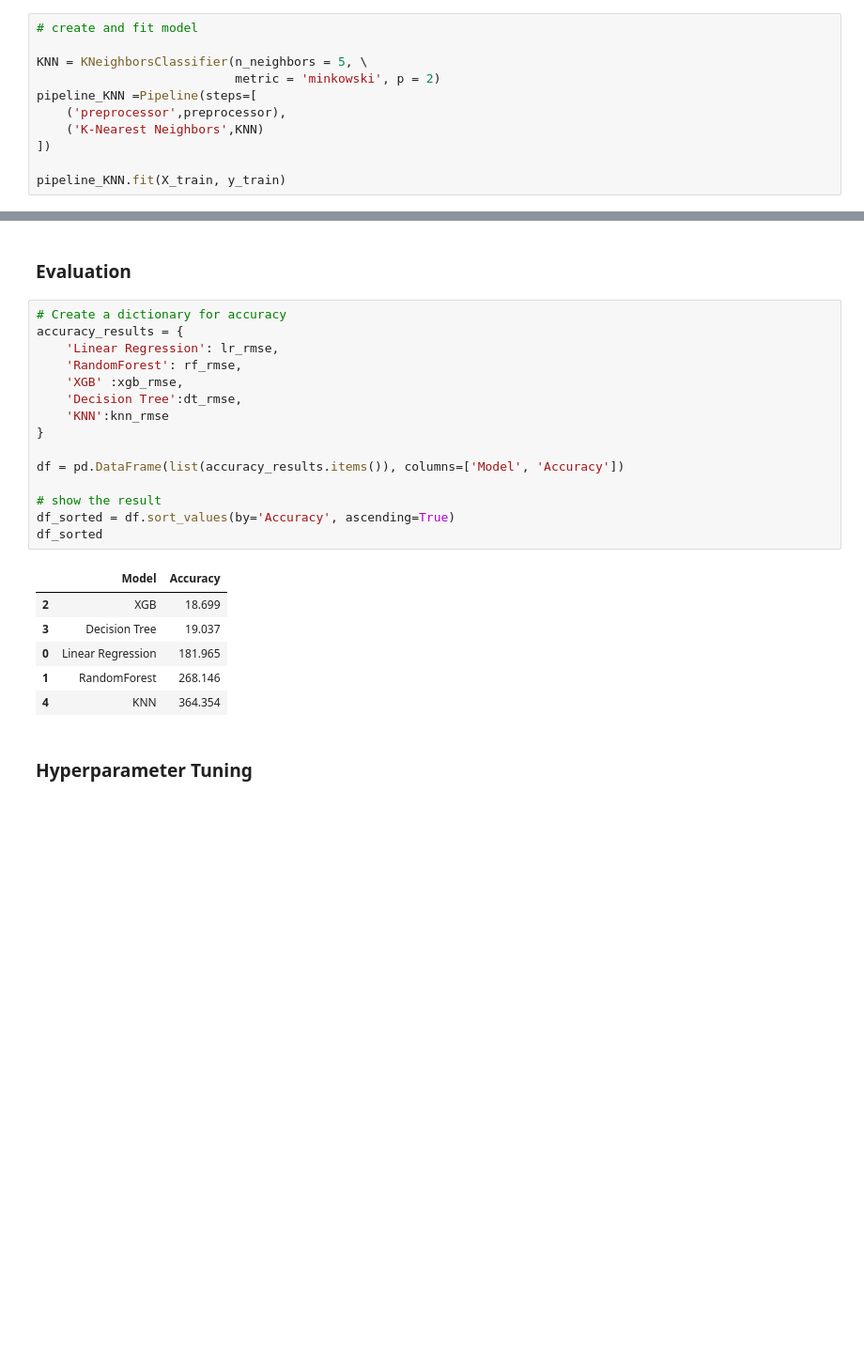
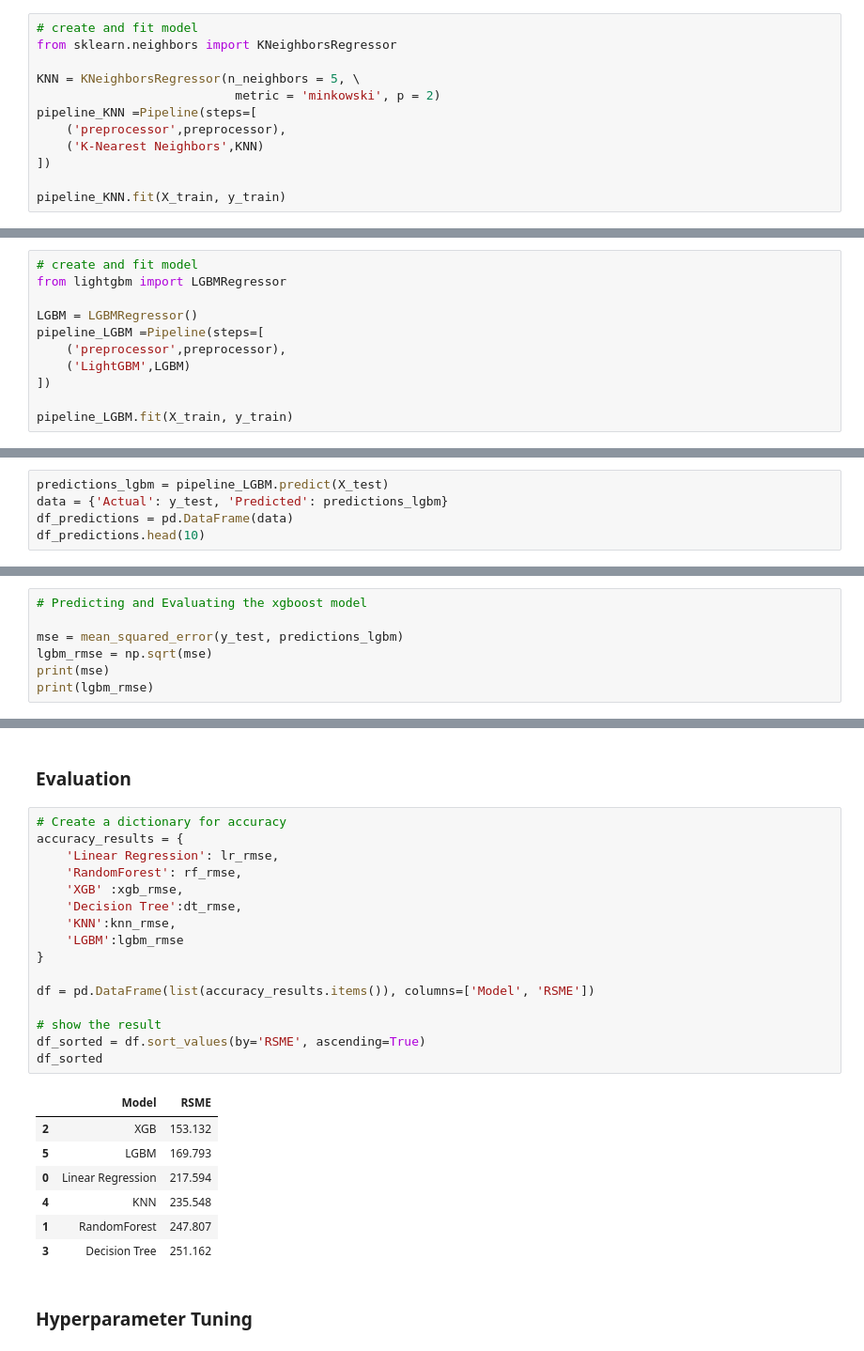
Before and after one commit to Azie88/Estimated-Time-of-Arrival-ETA-Prediction, a Jupyter notebook: Dev/Project_notebook.ipynb, the cells around one changed output, grey strips where cells are left out. Shown at 94% size. Drawn from its saved outputs; the diff is of its cells as text; blank space fills up the shorter version.

```diff
--- a/Project_notebook.ipynb
+++ b/Dev/Project_notebook.ipynb
@@ -985,8 +781,9 @@ Standard deviation: 11.896409005055162
 #### KNN
 # %%
 # create and fit model
+from sklearn.neighbors import KNeighborsRegressor
 
-KNN = KNeighborsClassifier(n_neighbors = 5, \
+KNN = KNeighborsRegressor(n_neighbors = 5, \
                            metric = 'minkowski', p = 2)
 pipeline_KNN =Pipeline(steps=[
     ('preprocessor',preprocessor),
@@ -1264,0 +1079,11 @@ Standard deviation: 3.579004487742721
+# %%
+# create and fit model
+from lightgbm import LGBMRegressor
+
+LGBM = LGBMRegressor()
+pipeline_LGBM =Pipeline(steps=[
+    ('preprocessor',preprocessor),
+    ('LightGBM',LGBM)
+])
+
+pipeline_LGBM.fit(X_train, y_train)
@@ -1264,0 +1112,5 @@ Standard deviation: 3.579004487742721
+# %%
+predictions_lgbm = pipeline_LGBM.predict(X_test)
+data = {'Actual': y_test, 'Predicted': predictions_lgbm}
+df_predictions = pd.DataFrame(data)
+df_predictions.head(10)
@@ -1264,0 +1130,7 @@ Standard deviation: 3.579004487742721
+# %%
+# Predicting and Evaluating the xgboost model
+
+mse = mean_squared_error(y_test, predictions_lgbm)
+lgbm_rmse = np.sqrt(mse)
+print(mse)
+print(lgbm_rmse)
@@ -1267,25 +1142,27 @@ Standard deviation: 3.579004487742721
 # %%
 # Create a dictionary for accuracy
 accuracy_results = {
     'Linear Regression': lr_rmse,
     'RandomForest': rf_rmse,
     'XGB' :xgb_rmse,
     'Decision Tree':dt_rmse,
-    'KNN':knn_rmse
+    'KNN':knn_rmse,
+    'LGBM':lgbm_rmse
 }
 
-df = pd.DataFrame(list(accuracy_results.items()), columns=['Model', 'Accuracy'])
+df = pd.DataFrame(list(accuracy_results.items()), columns=['Model', 'RSME'])
 
 # show the result
-df_sorted = df.sort_values(by='Accuracy', ascending=True)
+df_sorted = df.sort_values(by='RSME', ascending=True)
 df_sorted
 # %% [output]
-|  | Model | Accuracy |
-| 2 | XGB | 18.699 |
-| 3 | Decision Tree | 19.037 |
-| 0 | Linear Regression | 181.965 |
-| 1 | RandomForest | 268.146 |
-| 4 | KNN | 364.354 |
+|  | Model | RSME |
+| 2 | XGB | 153.132 |
+| 5 | LGBM | 169.793 |
+| 0 | Linear Regression | 217.594 |
+| 4 | KNN | 235.548 |
+| 1 | RandomForest | 247.807 |
+| 3 | Decision Tree | 251.162 |
 # %% [markdown]
 ### Hyperparameter Tuning
 # %%
```
Also changed, not shown: parts of 86 cells of this notebook.
